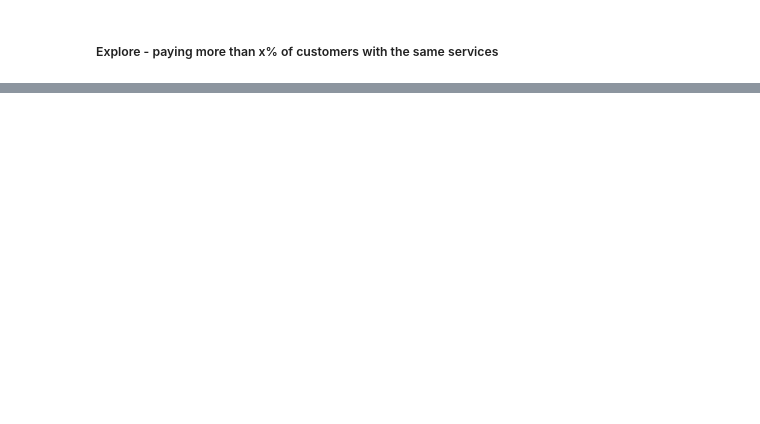
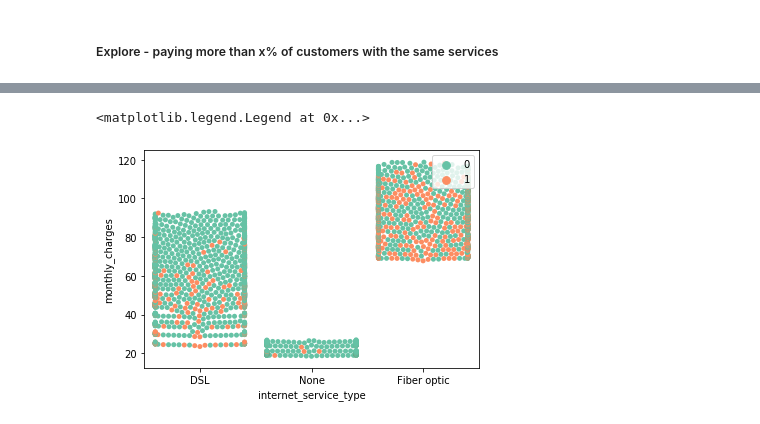
Before and after one commit to misty-garcia/telco-churn-project, a Jupyter notebook: telco_pipeline.ipynb, the cells around one changed output, grey strips where cells are left out. Cells and saved outputs as stored; diff of their text form; code cells hidden in the pictures; blank space fills up the shorter version.

```diff
--- a/telco_pipeline.ipynb
+++ b/telco_pipeline.ipynb
@@ -605,0 +626,6 @@ plt.show()
+# %%
+# this way runs super duper slow
+sns.swarmplot(x="internet_service_type", y="monthly_charges", data=train1, hue="churn", palette="Set2")
+# %% [output]
+<matplotlib.legend.Legend at 0x...>
+[figure, added]
```
Also changed, not shown: parts of 7 cells of this notebook.
